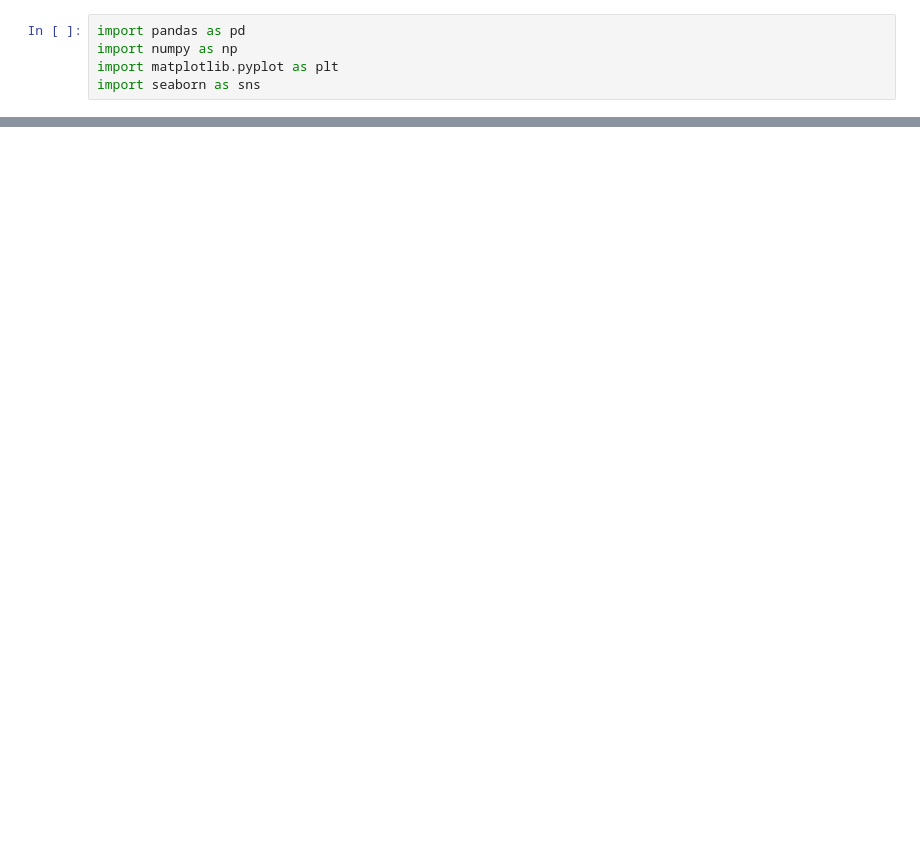
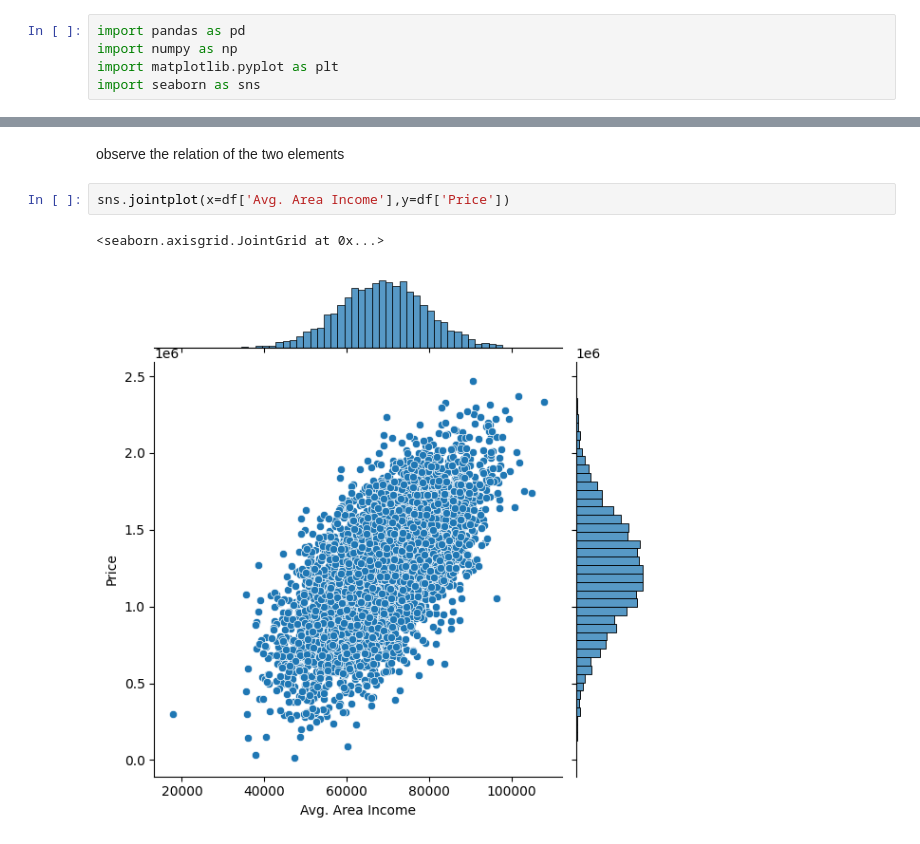
Before and after one commit to Daxting/Machine-Learning-Project, a Jupyter notebook: hw1.ipynb, the cells around one changed output, grey strips where cells are left out. Drawn from its saved outputs; the diff is of its cells as text; blank space fills up the shorter version.

```diff
--- a/hw1.ipynb
+++ b/hw1.ipynb
@@ -21,0 +51,7 @@ df.head()
+# %% [markdown]
+observe the relation of the two elements
+# %%
+sns.jointplot(x=df['Avg. Area Income'],y=df['Price'])
+# %% [output]
+<seaborn.axisgrid.JointGrid at 0x...>
+[figure, added]
```
Also changed, not shown: parts of 17 cells of this notebook.
